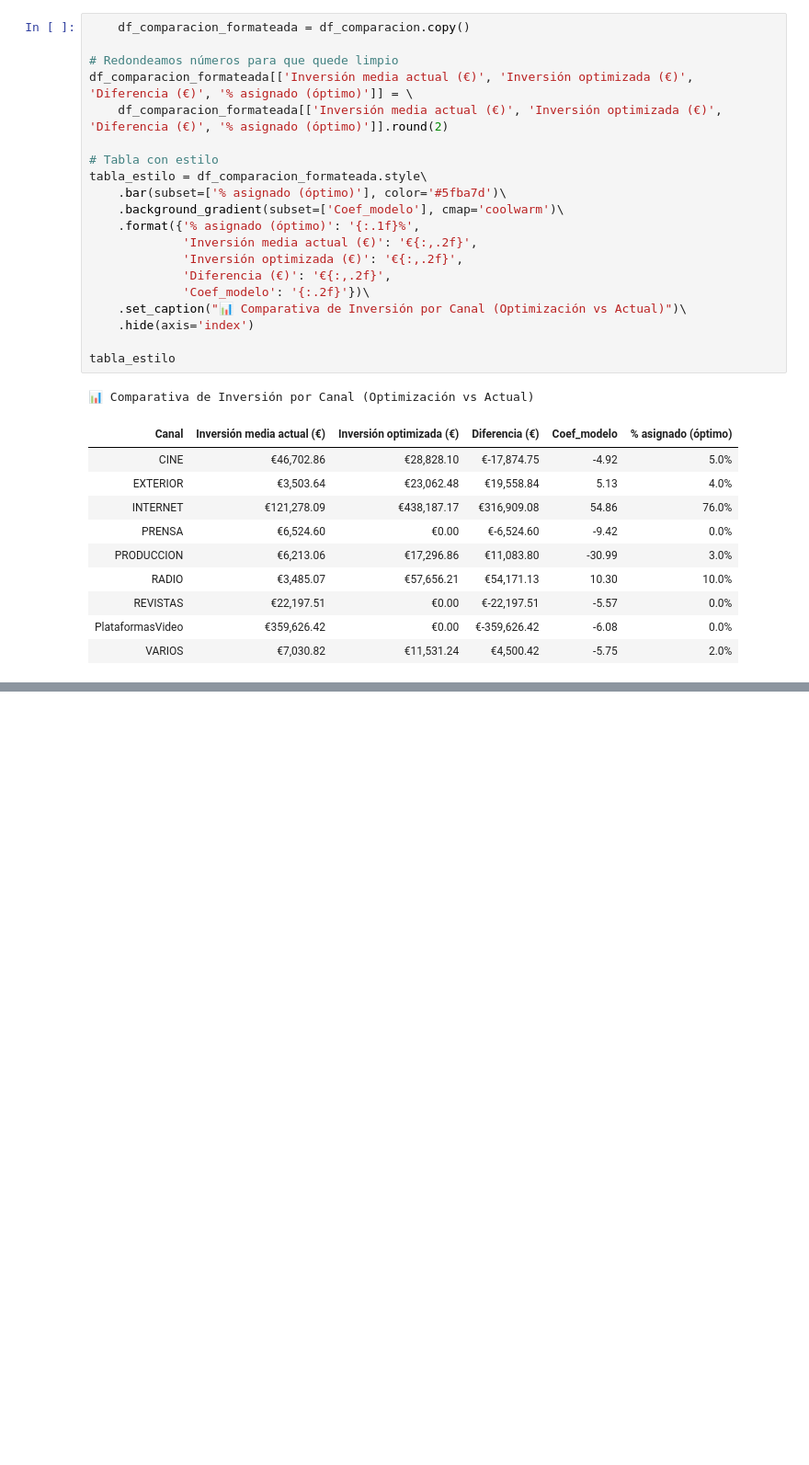
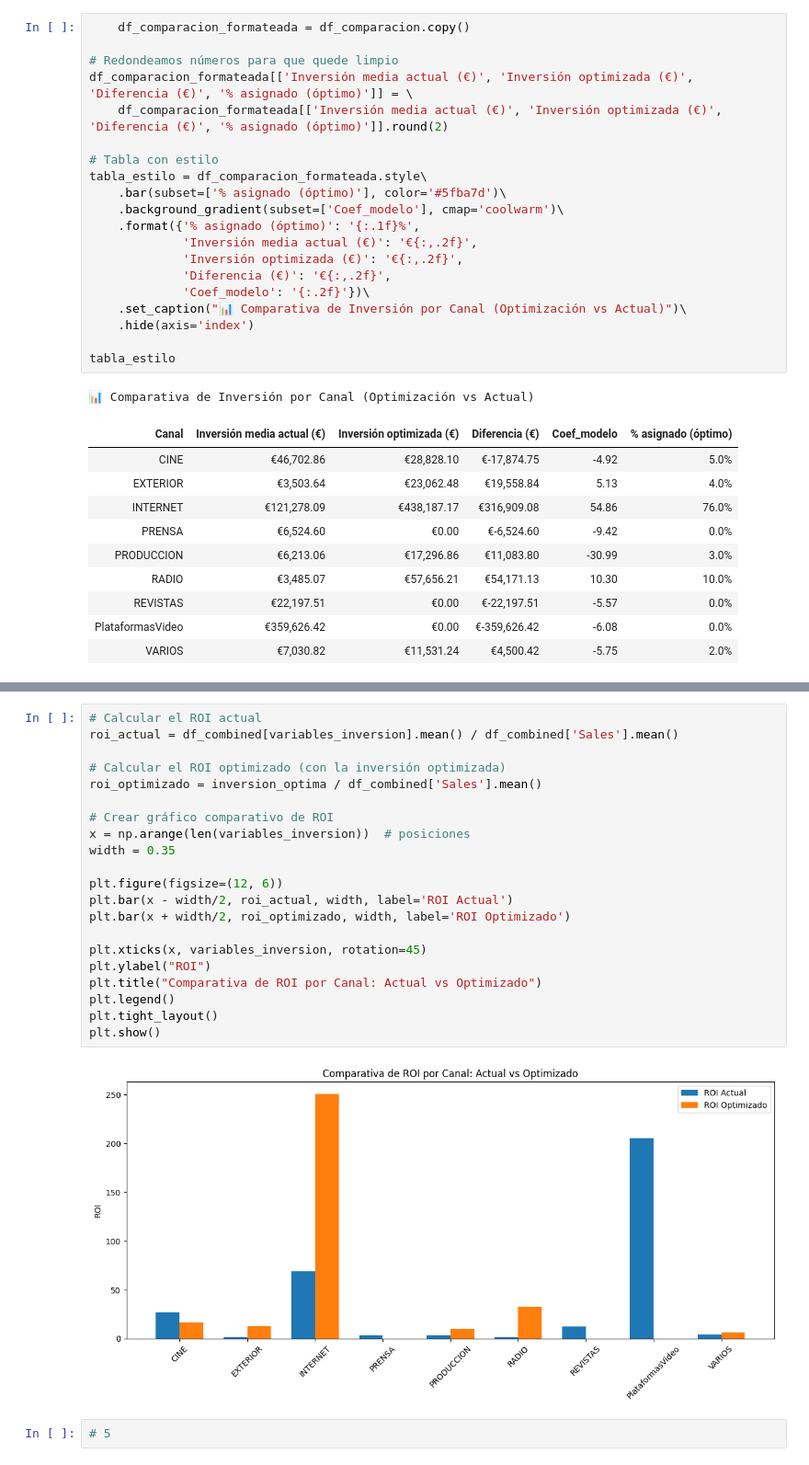
Before and after one commit to seerraa16/Caso02.-Modelo-de-Atribuci-n, a Jupyter notebook: Modelo_Atribucion.ipynb, the cells around one changed output, grey strips where cells are left out. Shown at 92% size. Drawn from its saved outputs; the diff is of its cells as text; blank space fills up the shorter version.

```diff
--- a/Modelo_Atribucion.ipynb
+++ b/Modelo_Atribucion.ipynb
@@ -541,0 +807,25 @@ tabla_estilo
+# %%
+# Calcular el ROI actual
+roi_actual = df_combined[variables_inversion].mean() / df_combined['Sales'].mean()
+
+# Calcular el ROI optimizado (con la inversión optimizada)
+roi_optimizado = inversion_optima / df_combined['Sales'].mean()
+
+# Crear gráfico comparativo de ROI
+x = np.arange(len(variables_inversion))  # posiciones
+width = 0.35
+
+plt.figure(figsize=(12, 6))
+plt.bar(x - width/2, roi_actual, width, label='ROI Actual')
+plt.bar(x + width/2, roi_optimizado, width, label='ROI Optimizado')
+
+plt.xticks(x, variables_inversion, rotation=45)
+plt.ylabel("ROI")
+plt.title("Comparativa de ROI por Canal: Actual vs Optimizado")
+plt.legend()
+plt.tight_layout()
+plt.show()
+# %% [output]
+[figure, added]
+# %%
+# 5
```
Also changed, not shown: parts of 13 cells of this notebook.
